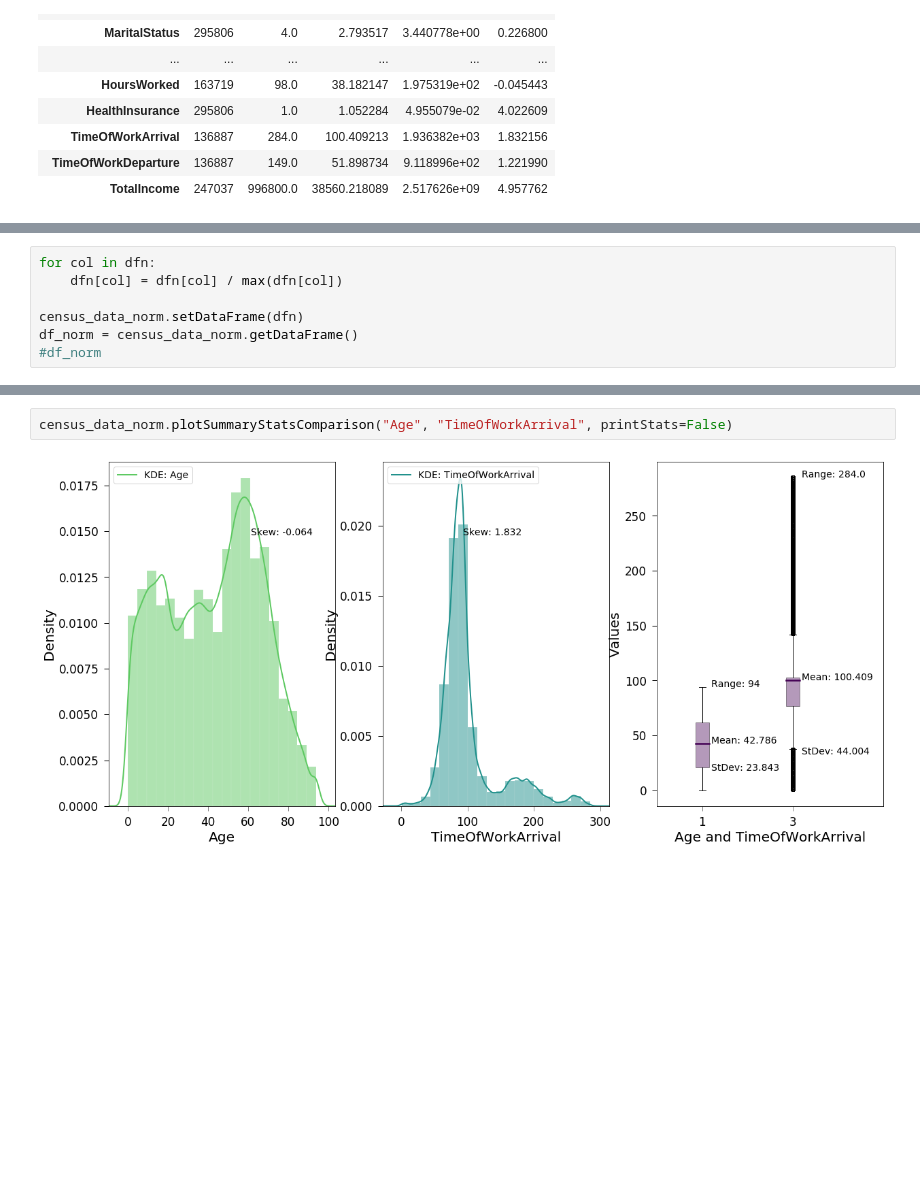
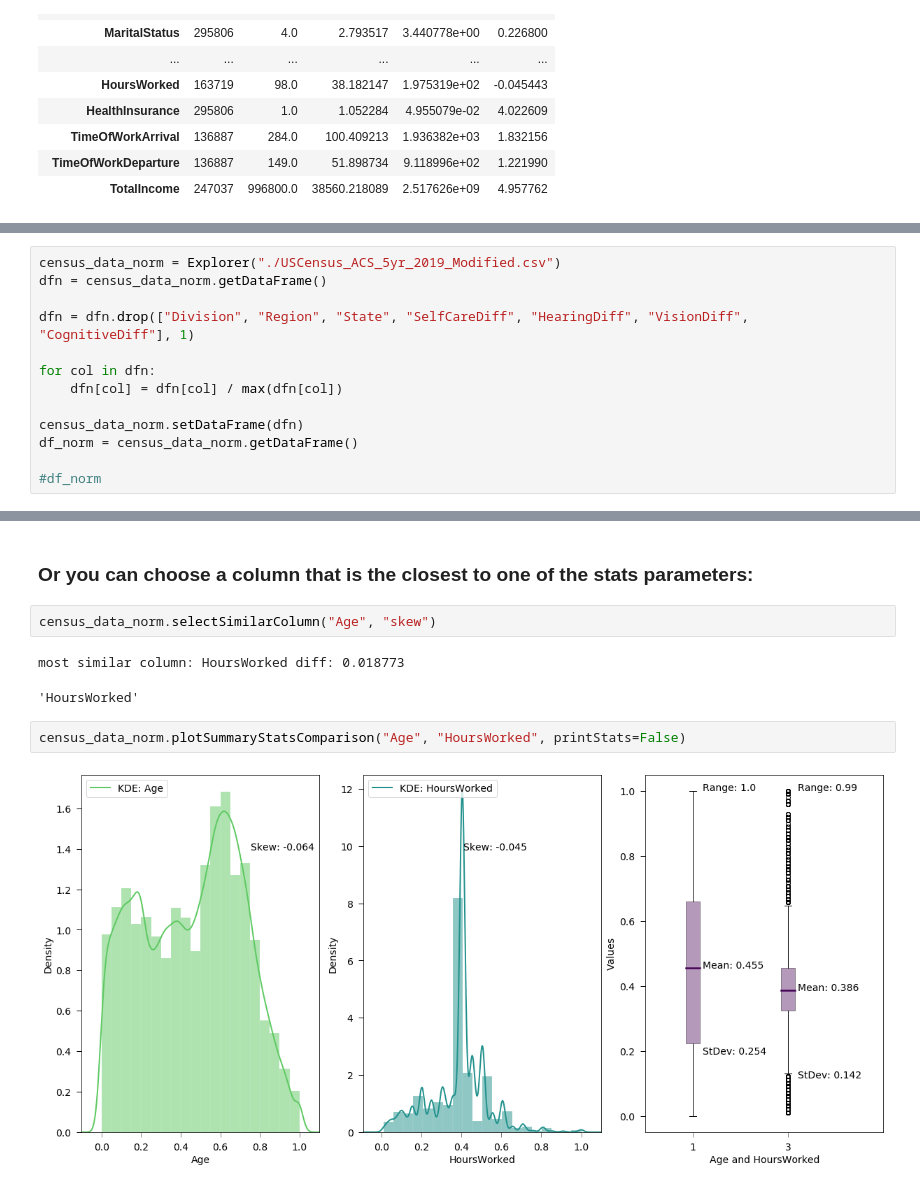
Before and after one commit to MTabbutt/SubGroupExplorerTool_DataViz_CS765, a Jupyter notebook: ToolDev_Exploration.ipynb, the cells around one changed output, grey strips where cells are left out. Saved outputs shown, nothing was run; the diff lists cells and outputs as text; blank space fills up the shorter version.

```diff
--- a/ToolDev_Exploration.ipynb
+++ b/ToolDev_Exploration.ipynb
@@ -247,7 +228,13 @@ dfn = census_data_norm.getDataFrame()
 # %%
+census_data_norm = Explorer("./USCensus_ACS_5yr_2019_Modified.csv")
+dfn = census_data_norm.getDataFrame()
+
+dfn = dfn.drop(["Division", "Region", "State", "SelfCareDiff", "HearingDiff", "VisionDiff", "CognitiveDiff"], 1)
+
 for col in dfn:
     dfn[col] = dfn[col] / max(dfn[col])
 
 census_data_norm.setDataFrame(dfn)
 df_norm = census_data_norm.getDataFrame()
+
 #df_norm
@@ -282,4 +259,11 @@ summaryMatrix
+# %% [markdown]
+### Or you can choose a column that is the closest to one of the stats parameters:
+# %%
+census_data_norm.selectSimilarColumn("Age", "skew")
+# %% [output]
+most similar column: HoursWorked diff: 0.018773
+'HoursWorked'
 # %%
-census_data_norm.plotSummaryStatsComparison("Age", "TimeOfWorkArrival", printStats=False)
+census_data_norm.plotSummaryStatsComparison("Age", "HoursWorked", printStats=False)
 # %% [output]
-[figure, old version]
+[figure, new version]
```
Also changed, not shown: parts of 36 cells of this notebook, 3 other files.
